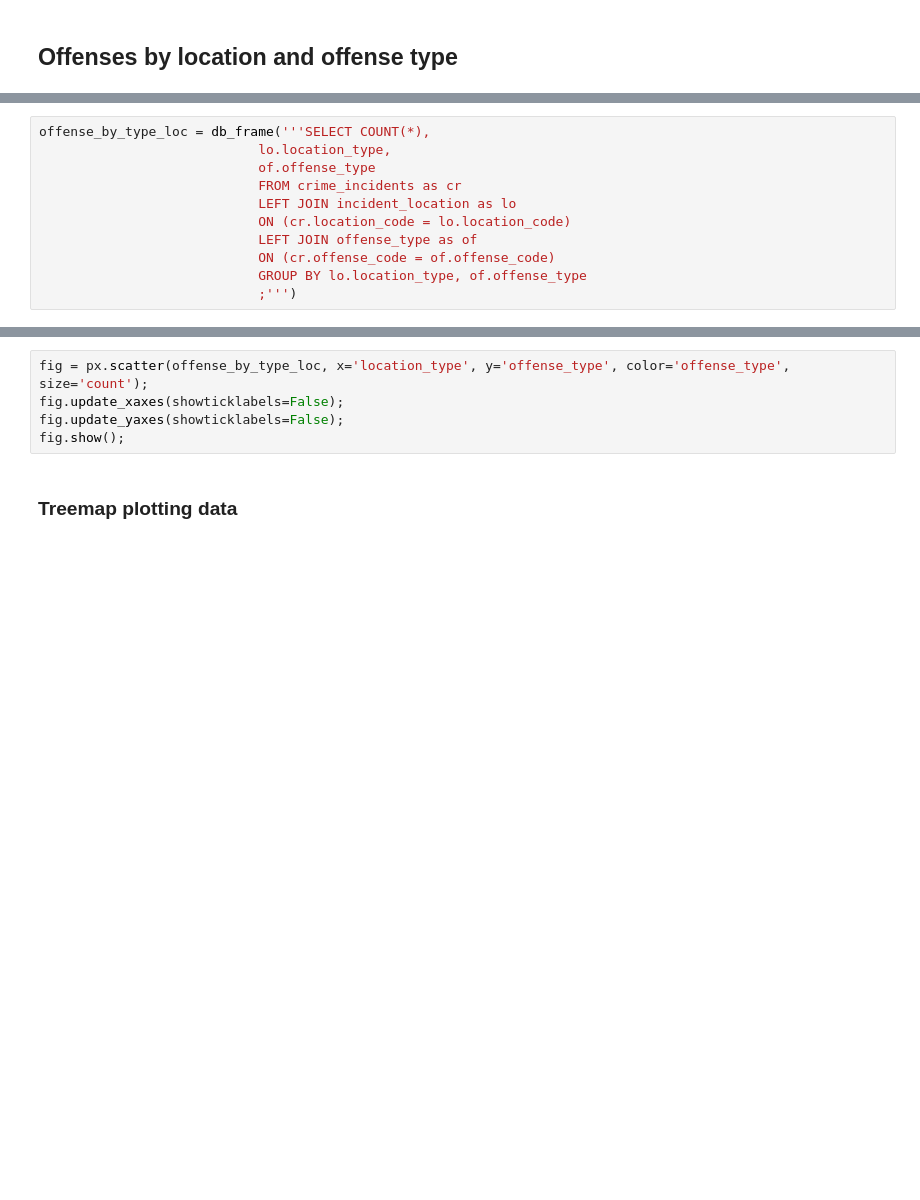
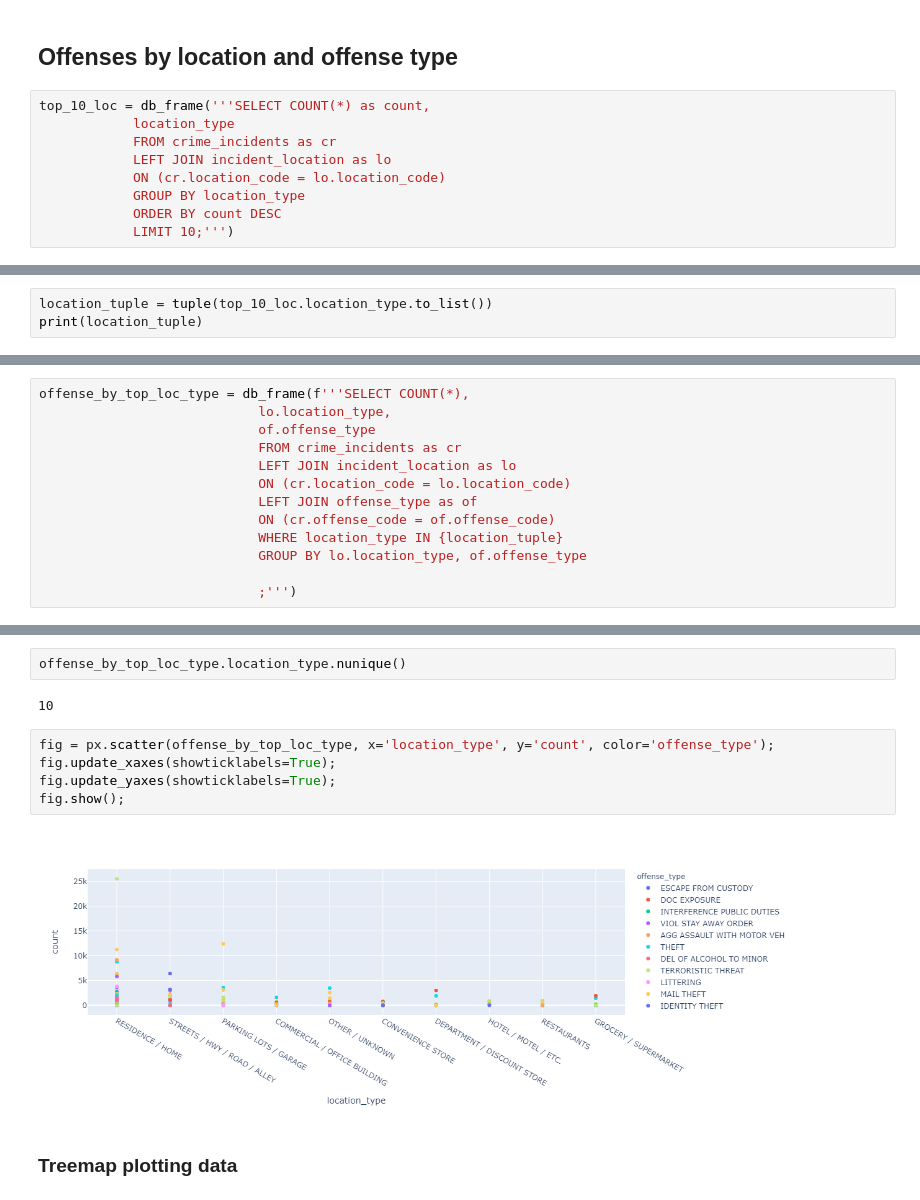
Before and after one commit to DonnieData/austin_crime_EDA, a Jupyter notebook: crime_data_EDA.ipynb, the cells around one changed output, grey strips where cells are left out. Cells and saved outputs as stored; diff of their text form; blank space fills up the shorter version.

Commit message:
updating data subset for location

```diff
--- a/crime_data_EDA.ipynb
+++ b/crime_data_EDA.ipynb
@@ -138,3 +158,12 @@ fig = px.scatter(offense_type_month, x='month', y='incident_count', color='offen
 fig.show()
 # %% [markdown]
 ## Offenses by location and offense type
+# %%
+top_10_loc = db_frame('''SELECT COUNT(*) as count,
+            location_type
+            FROM crime_incidents as cr
+            LEFT JOIN incident_location as lo
+            ON (cr.location_code = lo.location_code)
+            GROUP BY location_type
+            ORDER BY count DESC
+            LIMIT 10;''')
@@ -140,0 +179,3 @@ fig.show()
+# %%
+location_tuple = tuple(top_10_loc.location_type.to_list())
+print(location_tuple)
@@ -141,5 +184,5 @@ fig.show()
 # %%
-offense_by_type_loc = db_frame('''SELECT COUNT(*),
+offense_by_top_loc_type = db_frame(f'''SELECT COUNT(*),
                             lo.location_type,
                             of.offense_type
                             FROM crime_incidents as cr
@@ -147,5 +190,7 @@ offense_by_type_loc = db_frame('''SELECT COUNT(*),
                             ON (cr.location_code = lo.location_code)
                             LEFT JOIN offense_type as of
                             ON (cr.offense_code = of.offense_code)
+                            WHERE location_type IN {location_tuple}
                             GROUP BY lo.location_type, of.offense_type
+
                             ;''')
@@ -168,8 +213,14 @@ offense_by_type_loc
+# %%
+offense_by_top_loc_type.location_type.nunique()
+# %% [output]
+10
 # %%
-fig = px.scatter(offense_by_type_loc, x='location_type', y='offense_type', color='offense_type', size='count');
-fig.update_xaxes(showticklabels=False);
-fig.update_yaxes(showticklabels=False);
+fig = px.scatter(offense_by_top_loc_type, x='location_type', y='count', color='offense_type');
+fig.update_xaxes(showticklabels=True);
+fig.update_yaxes(showticklabels=True);
 fig.show();
+# %% [output]
+[figure, added]
 # %% [markdown]
 ### Treemap plotting data
 # %%
```
Also changed, not shown: parts of 8 cells of this notebook, 3 other files.
